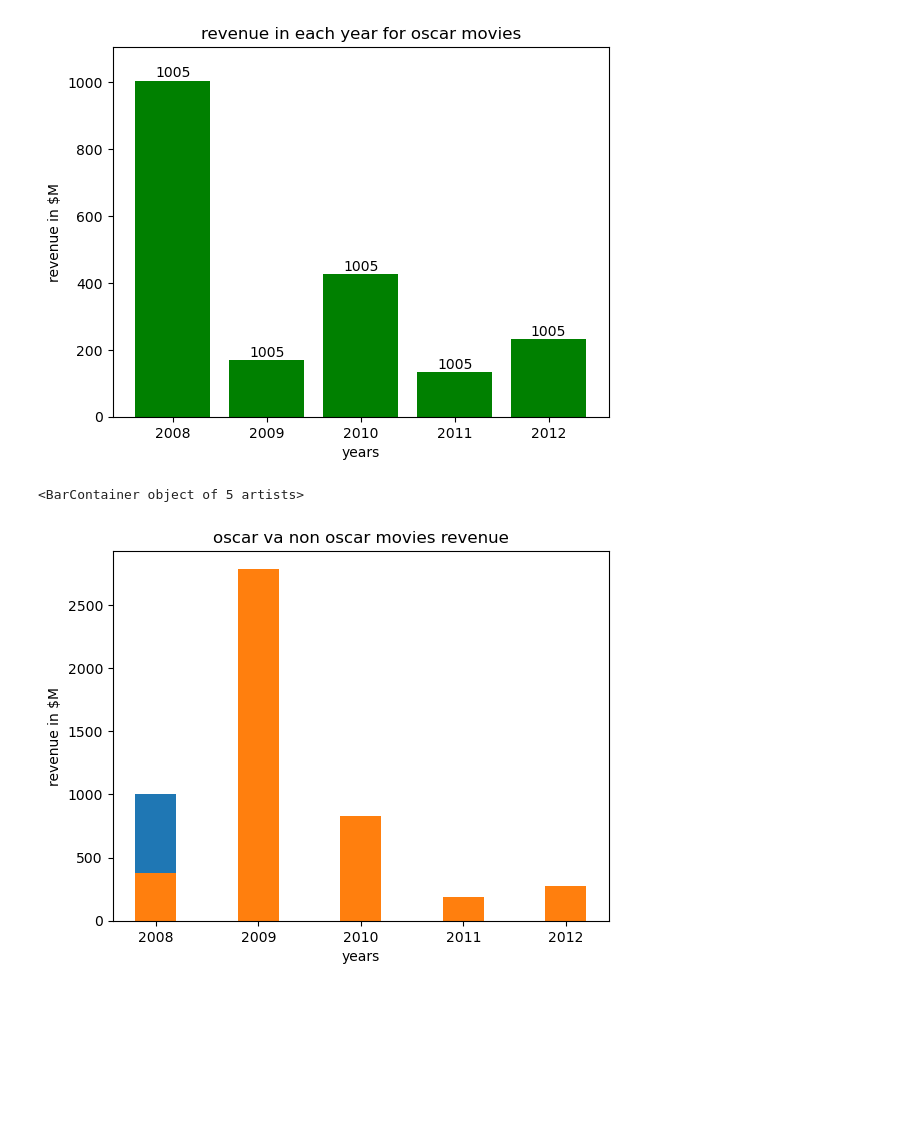
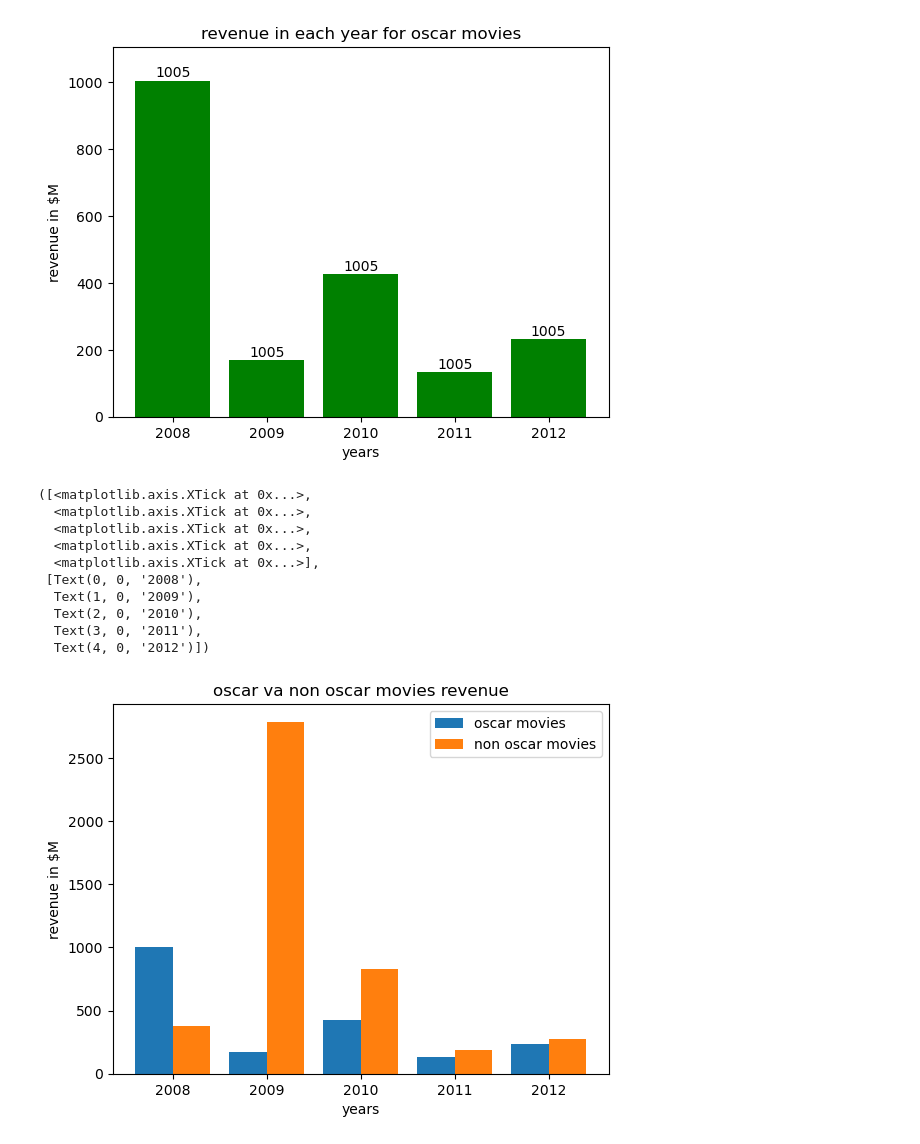
Before and after one commit to Sravankumarboini/AIML, a Jupyter notebook: DataVisualization/matplotlib.ipynb, the cells around one changed output. Cells and saved outputs as stored; diff of their text form; code cells hidden in the pictures; blank space fills up the shorter version.

Commit message:
bar chart

```diff
--- a/DataVisualization/matplotlib.ipynb
+++ b/DataVisualization/matplotlib.ipynb
@@ -105,15 +105,27 @@ plt.ylim(0, max(oscar_revenue)+100)
 # %%
 #oscar vs non oscar movies
 import numpy as np
 
 width= 0.4
 x = np.arange(len(years))
 
 plt.title("oscar va non oscar movies revenue")
 plt.xlabel("years")
 plt.ylabel("revenue in $M")
 plt.bar(x-width/2, oscar_revenue, width, label="oscar movies")
-plt.bar(years, non_oscar_revenue, width, label="non oscar movies")
+plt.bar(x+width/2, non_oscar_revenue, width, label="non oscar movies")
+
+plt.legend()
+plt.xticks(x, years)
 # %% [output]
-<BarContainer object of 5 artists>
+([<matplotlib.axis.XTick at 0x...>,
+  <matplotlib.axis.XTick at 0x...>,
+  <matplotlib.axis.XTick at 0x...>,
+  <matplotlib.axis.XTick at 0x...>,
+  <matplotlib.axis.XTick at 0x...>],
+ [Text(0, 0, '2008'),
+  Text(1, 0, '2009'),
+  Text(2, 0, '2010'),
+  Text(3, 0, '2011'),
+  Text(4, 0, '2012')])
-[figure, old version]
+[figure, new version]
```
